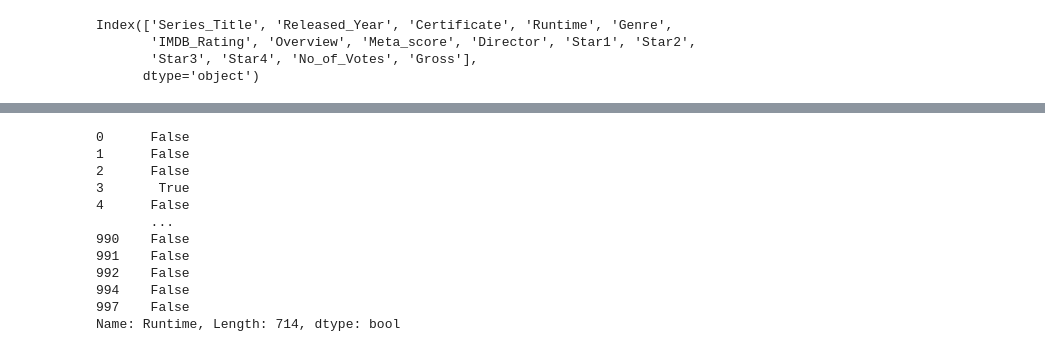
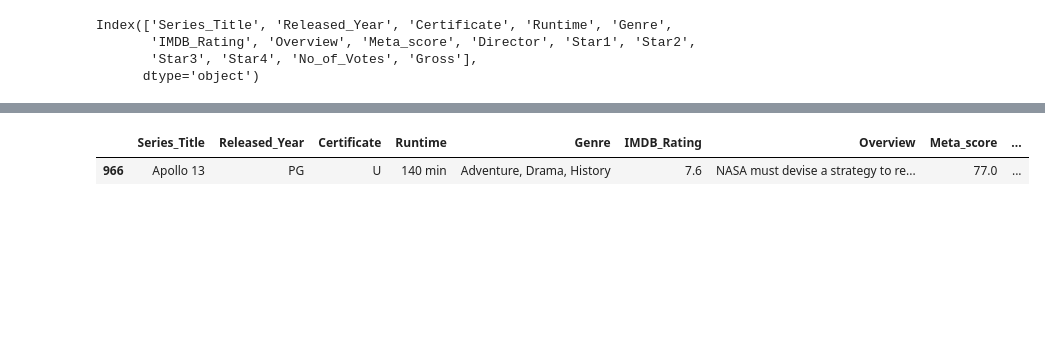
Before and after one commit to janderwow/imdb_movies, a Jupyter notebook: imdb.ipynb, the cells around one changed output, grey strips where cells are left out. Saved outputs shown, nothing was run; the diff lists cells and outputs as text; code cells hidden in the pictures; blank space fills up the shorter version.

```diff
--- a/imdb.ipynb
+++ b/imdb.ipynb
@@ -281,3 +198,0 @@ TypeError: ignored
-# %%
-# convertendo run time em numerico
-dataset['Runtime'] = dataset['Runtime'].astype('int32')
@@ -301,3 +198,0 @@ dtype: object
-# %%
-dataset['Runtime'] = dataset['Runtime'].str.slice(stop = 3)
-dataset['Runtime']
@@ -334,16 +199,5 @@ array(['142', '175', '152', '202', '96 ', '201', '154', '195', '148',
-# %%
-dataset['Runtime'] = dataset['Runtime'].astype('int32')
-dataset['Runtime'] >= 180
-# %% [output]
-0      False
-1      False
-2      False
-3       True
-4      False
-       ...
-990    False
-991    False
-992    False
-994    False
-997    False
-Name: Runtime, Length: 714, dtype: bool
+# %%
+dataset[dataset['Released_Year'] == 'PG']
+# %% [output]
+|  | Series_Title | Released_Year | Certificate | Runtime | Genre | IMDB_Rating | Overview | Meta_score | ... |
+| 966 | Apollo 13 | PG | U | 140 min | Adventure, Drama, History | 7.6 | NASA must devise a strategy to re... | 77.0 | ... |
```
Also changed, not shown: parts of 22 cells of this notebook.
